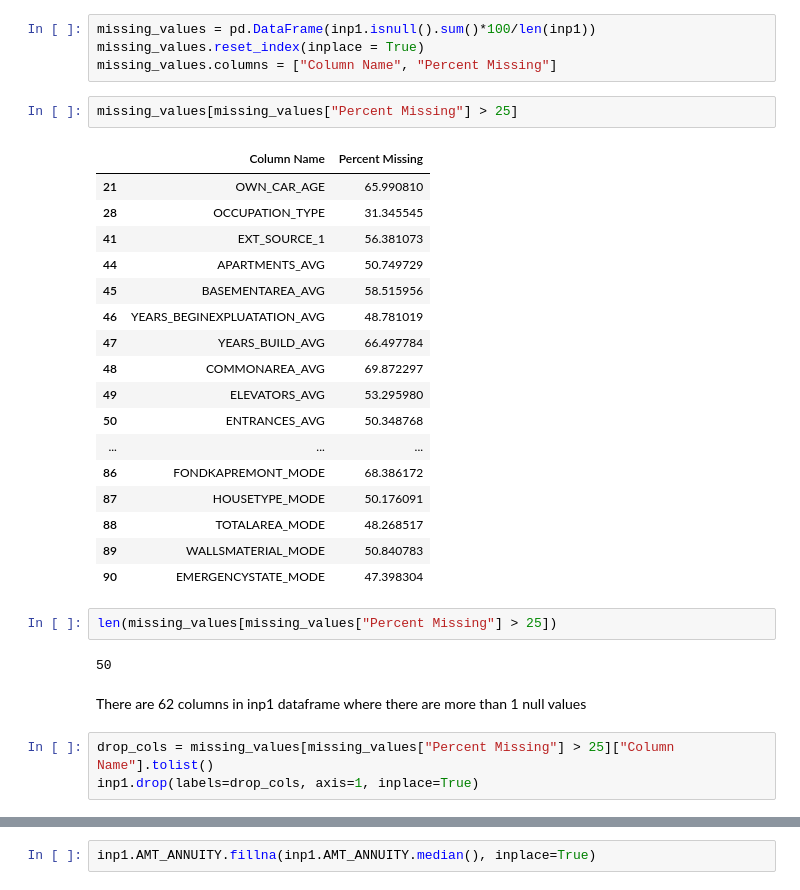
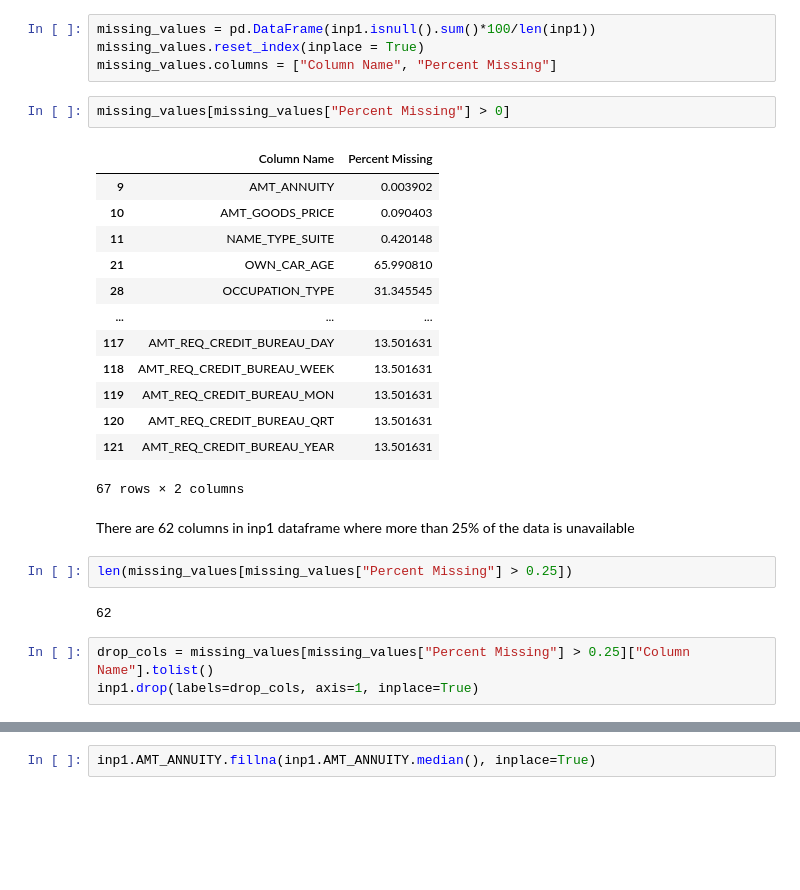
Before and after one commit to tthakur2015/Credit-Analysis, a Jupyter notebook: Credit EDA Notebook - Tejas Thakur.ipynb, the cells around one changed output, grey strips where cells are left out. Cells and saved outputs as stored; diff of their text form; blank space fills up the shorter version.

```diff
--- a/Credit EDA Notebook - Tejas Thakur.ipynb
+++ b/Credit EDA Notebook - Tejas Thakur.ipynb
@@ -118,34 +113,30 @@ As observed there are columns with datatypes that might not exactly represent th
 missing_values = pd.DataFrame(inp1.isnull().sum()*100/len(inp1))
 missing_values.reset_index(inplace = True)
 missing_values.columns = ["Column Name", "Percent Missing"]
-# %%
-missing_values[missing_values["Percent Missing"] > 25]
-# %% [output]
-|  | Column Name | Percent Missing |
-| 21 | OWN_CAR_AGE | 65.990810 |
-| 28 | OCCUPATION_TYPE | 31.345545 |
-| 41 | EXT_SOURCE_1 | 56.381073 |
-| 44 | APARTMENTS_AVG | 50.749729 |
-| 45 | BASEMENTAREA_AVG | 58.515956 |
-| 46 | YEARS_BEGINEXPLUATATION_AVG | 48.781019 |
-| 47 | YEARS_BUILD_AVG | 66.497784 |
-| 48 | COMMONAREA_AVG | 69.872297 |
-| 49 | ELEVATORS_AVG | 53.295980 |
-| 50 | ENTRANCES_AVG | 50.348768 |
-| ... | ... | ... |
-| 86 | FONDKAPREMONT_MODE | 68.386172 |
-| 87 | HOUSETYPE_MODE | 50.176091 |
-| 88 | TOTALAREA_MODE | 48.268517 |
-| 89 | WALLSMATERIAL_MODE | 50.840783 |
-| 90 | EMERGENCYSTATE_MODE | 47.398304 |
-# %%
-len(missing_values[missing_values["Percent Missing"] > 25])
-# %% [output]
-50
+# %%
+missing_values[missing_values["Percent Missing"] > 0]
+# %% [output]
+|  | Column Name | Percent Missing |
+| 9 | AMT_ANNUITY | 0.003902 |
+| 10 | AMT_GOODS_PRICE | 0.090403 |
+| 11 | NAME_TYPE_SUITE | 0.420148 |
+| 21 | OWN_CAR_AGE | 65.990810 |
+| 28 | OCCUPATION_TYPE | 31.345545 |
+| ... | ... | ... |
+| 117 | AMT_REQ_CREDIT_BUREAU_DAY | 13.501631 |
+| 118 | AMT_REQ_CREDIT_BUREAU_WEEK | 13.501631 |
+| 119 | AMT_REQ_CREDIT_BUREAU_MON | 13.501631 |
+| 120 | AMT_REQ_CREDIT_BUREAU_QRT | 13.501631 |
+| 121 | AMT_REQ_CREDIT_BUREAU_YEAR | 13.501631 |
+67 rows × 2 columns
 # %% [markdown]
-There are 62 columns in inp1 dataframe where there are more than 1 null values
+There are 62 columns in inp1 dataframe where more than 25% of the data is unavailable
+# %%
+len(missing_values[missing_values["Percent Missing"] > 0.25])
+# %% [output]
+62
 # %%
-drop_cols = missing_values[missing_values["Percent Missing"] > 25]["Column Name"].tolist()
+drop_cols = missing_values[missing_values["Percent Missing"] > 0.25]["Column Name"].tolist()
 inp1.drop(labels=drop_cols, axis=1, inplace=True)
 # %%
 inp1.shape
```
Also changed, not shown: parts of 10 cells of this notebook.
